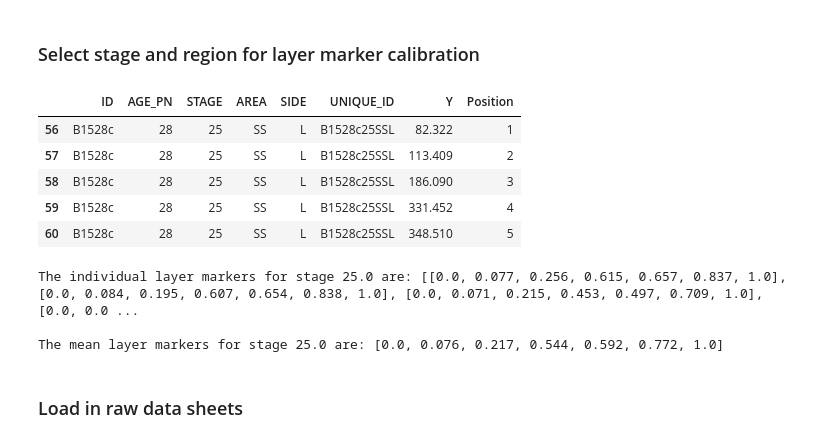
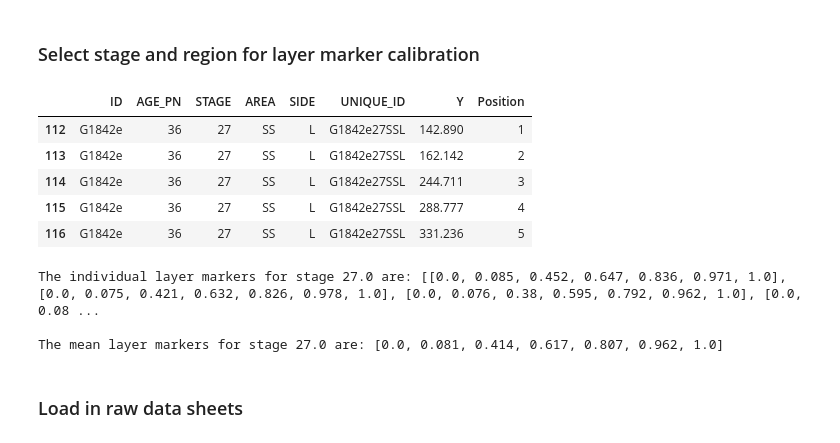
Before and after one commit to Fenlon-Suarez-Lab/histology-analyses, a Jupyter notebook: Suarez-VGLUT2-2023/VGLUT2-analysis-notebook.ipynb, the cells around one changed output. Drawn from its saved outputs; the diff is of its cells as text; code cells hidden in the pictures.

```diff
--- a/Suarez-VGLUT2-2023/VGLUT2-analysis-notebook.ipynb
+++ b/Suarez-VGLUT2-2023/VGLUT2-analysis-notebook.ipynb
@@ -189,16 +158,16 @@ def get_intervals(data, markers):
 # %%
 # Layer positions are examined stage-by-stage.
 layer_markers = pd.read_excel("./PNAS_VGluT2_Final.xlsx",sheet_name="Cortical_Markers") # reloads the sheet (not super necessary), selects the 2nd tab.
-stage = 25.0 # identifies the stage of interest
+stage = 27.0 # identifies the stage of interest
 subset_layer_markers = layer_markers[layer_markers['STAGE']==stage] # subset the layer markers to the stage of interest.
 subset_layer_markers.head() # check that it worked.
 # %% [output]
 |  | ID | AGE_PN | STAGE | AREA | SIDE | UNIQUE_ID | Y | Position |
-| 56 | B1528c | 28 | 25 | SS | L | B1528c25SSL | 82.322 | 1 |
-| 57 | B1528c | 28 | 25 | SS | L | B1528c25SSL | 113.409 | 2 |
-| 58 | B1528c | 28 | 25 | SS | L | B1528c25SSL | 186.090 | 3 |
-| 59 | B1528c | 28 | 25 | SS | L | B1528c25SSL | 331.452 | 4 |
-| 60 | B1528c | 28 | 25 | SS | L | B1528c25SSL | 348.510 | 5 |
+| 112 | G1842e | 36 | 27 | SS | L | G1842e27SSL | 142.890 | 1 |
+| 113 | G1842e | 36 | 27 | SS | L | G1842e27SSL | 162.142 | 2 |
+| 114 | G1842e | 36 | 27 | SS | L | G1842e27SSL | 244.711 | 3 |
+| 115 | G1842e | 36 | 27 | SS | L | G1842e27SSL | 288.777 | 4 |
+| 116 | G1842e | 36 | 27 | SS | L | G1842e27SSL | 331.236 | 5 |
 # %%
 # Normalises the layers to the range 0-1.
 # Based on one bilateral representative sample from each stage (L and R values averaged).
@@ -217,9 +186,9 @@ mean_normed_markers = mean_position(normed_markers)
 print(f'The individual layer markers for stage {stage} are: {normed_markers}\n')
 print(f'The mean layer markers for stage {stage} are: {mean_normed_markers}')
 # %% [output]
-The individual layer markers for stage 25.0 are: [[0.0, 0.077, 0.256, 0.615, 0.657, 0.837, 1.0], [0.0, 0.084, 0.195, 0.607, 0.654, 0.838, 1.0], [0.0, 0.071, 0.215, 0.453, 0.497, 0.709, 1.0], [0.0, 0.0 ...
+The individual layer markers for stage 27.0 are: [[0.0, 0.085, 0.452, 0.647, 0.836, 0.971, 1.0], [0.0, 0.075, 0.421, 0.632, 0.826, 0.978, 1.0], [0.0, 0.076, 0.38, 0.595, 0.792, 0.962, 1.0], [0.0, 0.08 ...
 
-The mean layer markers for stage 25.0 are: [0.0, 0.076, 0.217, 0.544, 0.592, 0.772, 1.0]
+The mean layer markers for stage 27.0 are: [0.0, 0.081, 0.414, 0.617, 0.807, 0.962, 1.0]
 # %% [markdown]
 ### Load in raw data sheets
 # %%
```
Also changed, not shown: parts of 9 cells of this notebook, 2 other files.
